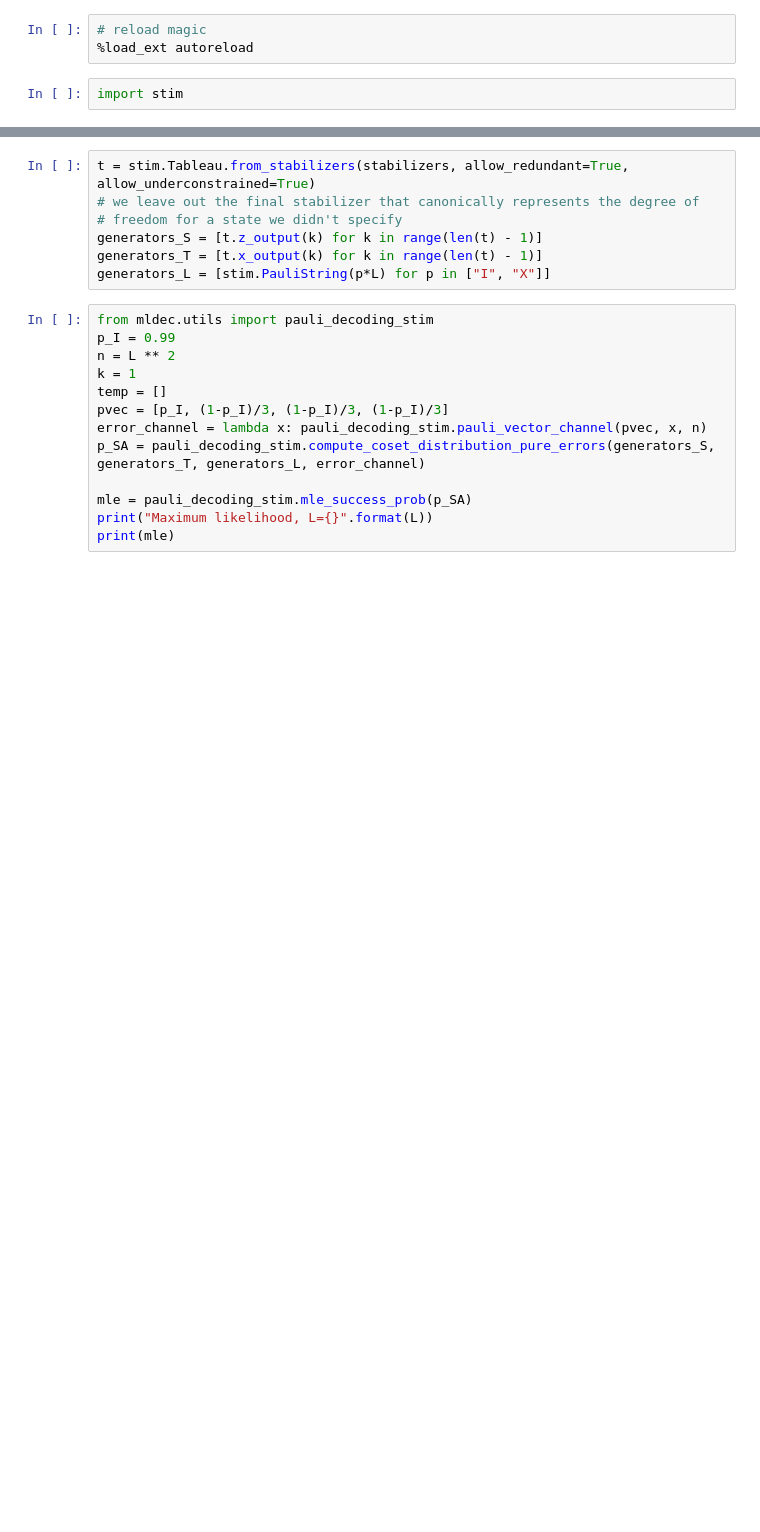
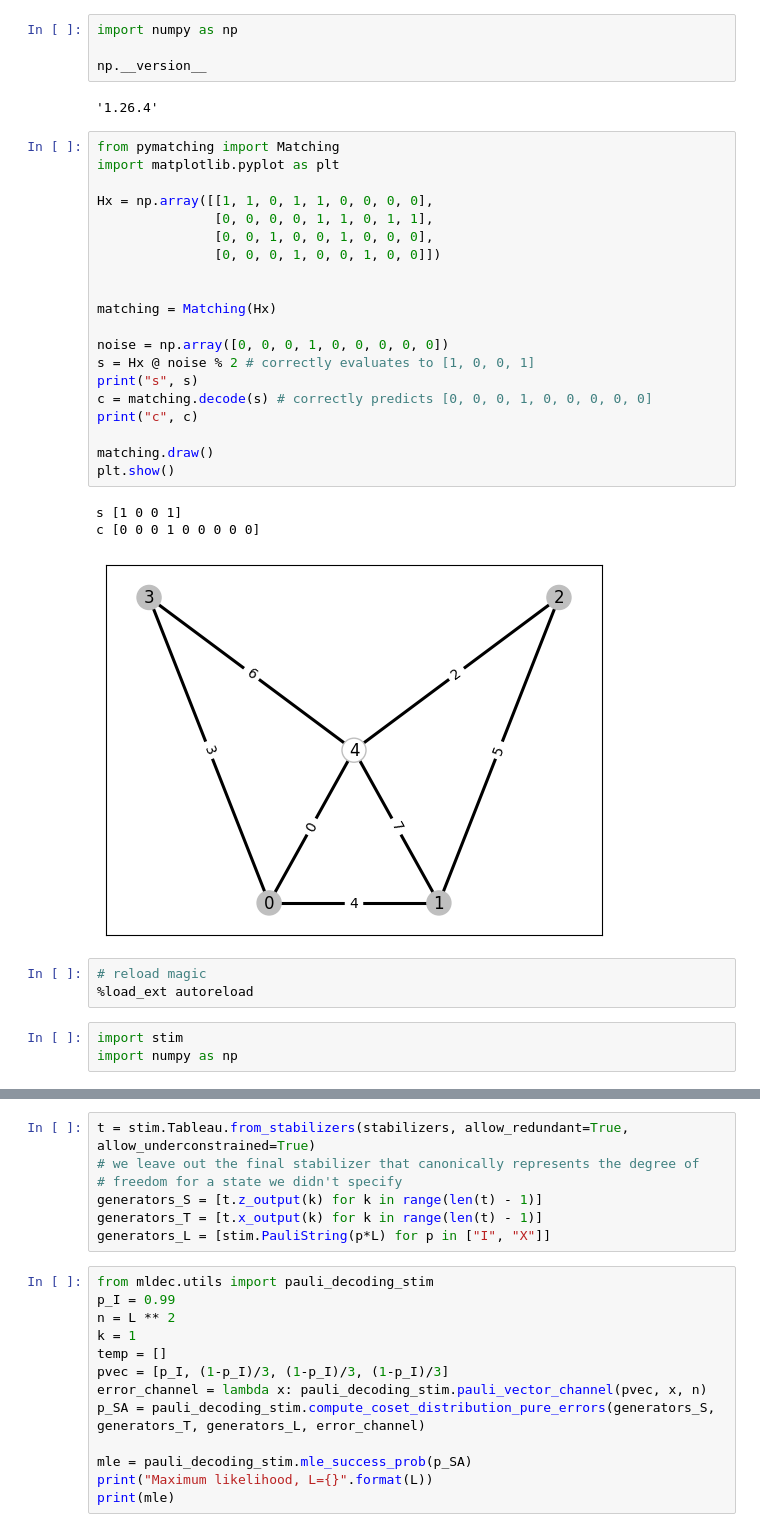
Before and after one commit to peterse/mldec, a Jupyter notebook: src/mldec/datasets/toric_code_workbook.ipynb, the cells around one changed output, grey strips where cells are left out. Drawn from its saved outputs; the diff is of its cells as text; blank space fills up the shorter version.

Commit message:
downgrade numpy dummy

```diff
--- a/src/mldec/datasets/toric_code_workbook.ipynb
+++ b/src/mldec/datasets/toric_code_workbook.ipynb
@@ -1,8 +1,39 @@
+# %%
+import numpy as np
+
+np.__version__
+# %% [output]
+'1.26.4'
+# %%
+from pymatching import Matching
+import matplotlib.pyplot as plt
+
+Hx = np.array([[1, 1, 0, 1, 1, 0, 0, 0, 0],
+               [0, 0, 0, 0, 1, 1, 0, 1, 1],
+               [0, 0, 1, 0, 0, 1, 0, 0, 0],
+               [0, 0, 0, 1, 0, 0, 1, 0, 0]])
+
+
+matching = Matching(Hx)
+
+noise = np.array([0, 0, 0, 1, 0, 0, 0, 0, 0])
+s = Hx @ noise % 2 # correctly evaluates to [1, 0, 0, 1]
+print("s", s)
+c = matching.decode(s) # correctly predicts [0, 0, 0, 1, 0, 0, 0, 0, 0]
+print("c", c)
+
+matching.draw()
+plt.show()
+# %% [output]
+s [1 0 0 1]
+c [0 0 0 1 0 0 0 0 0]
+[figure, added]
 # %%
 # reload magic
 %load_ext autoreload
 # %%
 import stim
+import numpy as np
 # %%
 def index_vertex(x, y, L):
     return x + y * L
```
Also changed, not shown: parts of 9 cells of this notebook, 1 other file.
